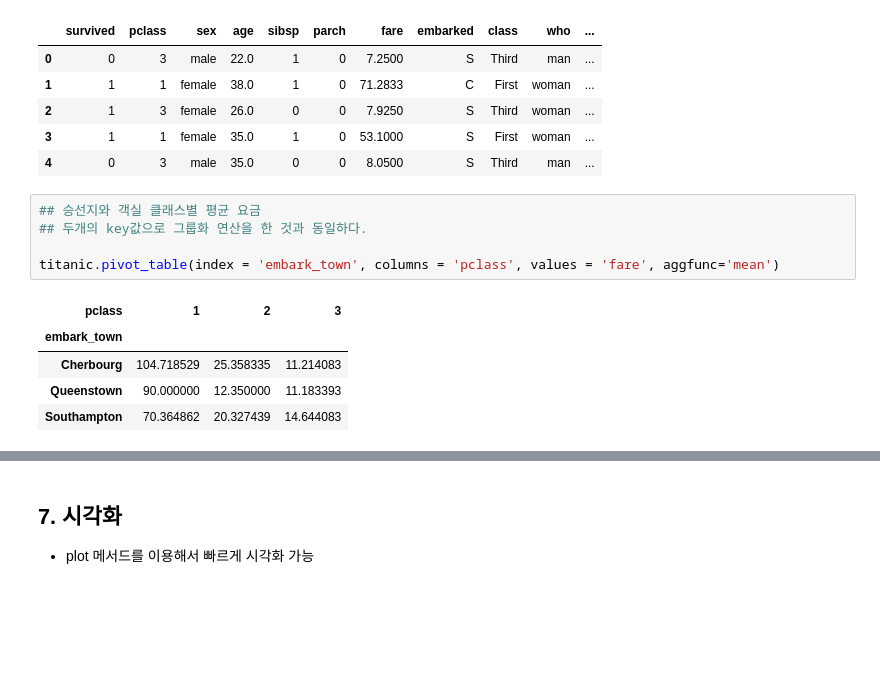
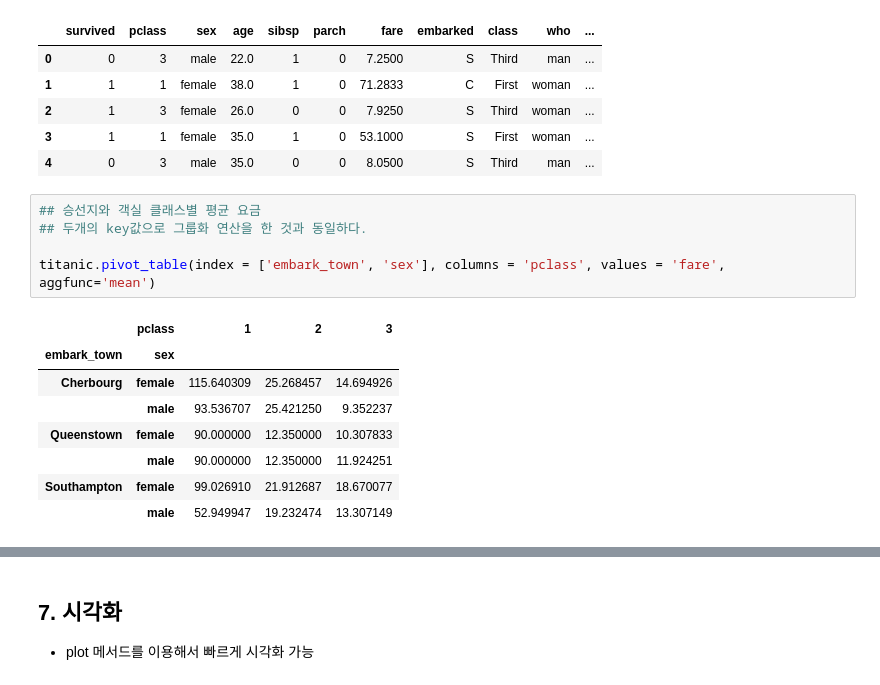
Before and after one commit to samkugji/datascience_scratch_1, a Jupyter notebook: Week3/notebook/10.Pandas.ipynb, the cells around one changed output, grey strips where cells are left out. Saved outputs shown, nothing was run; the diff lists cells and outputs as text; blank space fills up the shorter version.

```diff
--- a/Week3/notebook/10.Pandas.ipynb
+++ b/Week3/notebook/10.Pandas.ipynb
@@ -405,14 +446,17 @@ titanic.head()
 # %%
 ## 승선지와 객실 클래스별 평균 요금
 ## 두개의 key값으로 그룹화 연산을 한 것과 동일하다.
 
-titanic.pivot_table(index = 'embark_town', columns = 'pclass', values = 'fare', aggfunc='mean')
+titanic.pivot_table(index = ['embark_town', 'sex'], columns = 'pclass', values = 'fare', aggfunc='mean')
 # %% [output]
-| pclass | 1 | 2 | 3 |
-| embark_town |  |  |  |
-| Cherbourg | 104.718529 | 25.358335 | 11.214083 |
-| Queenstown | 90.000000 | 12.350000 | 11.183393 |
-| Southampton | 70.364862 | 20.327439 | 14.644083 |
+|  | pclass | 1 | 2 | 3 |
+| embark_town | sex |  |  |  |
+| Cherbourg | female | 115.640309 | 25.268457 | 14.694926 |
+|  | male | 93.536707 | 25.421250 | 9.352237 |
+| Queenstown | female | 90.000000 | 12.350000 | 10.307833 |
+|  | male | 90.000000 | 12.350000 | 11.924251 |
+| Southampton | female | 99.026910 | 21.912687 | 18.670077 |
+|  | male | 52.949947 | 19.232474 | 13.307149 |
 # %%
 ## 승선지와 객실클래스별, 성별 생존율을 구해보세요.
 ## key값이 3개임.
```
Also changed, not shown: parts of 19 cells of this notebook, 16 other files.
